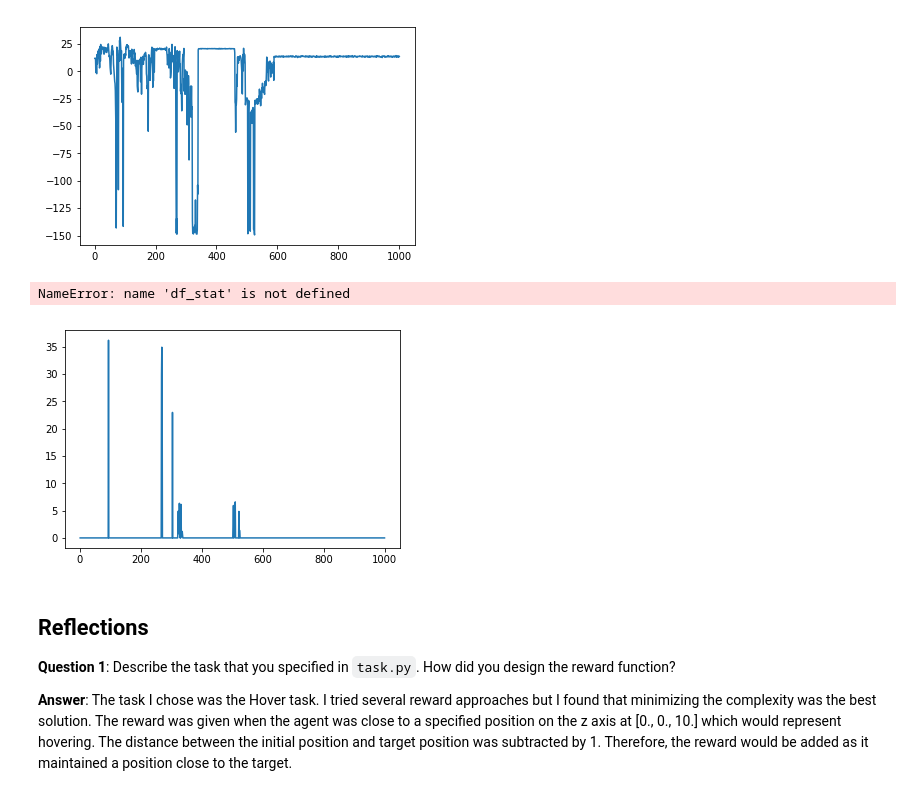
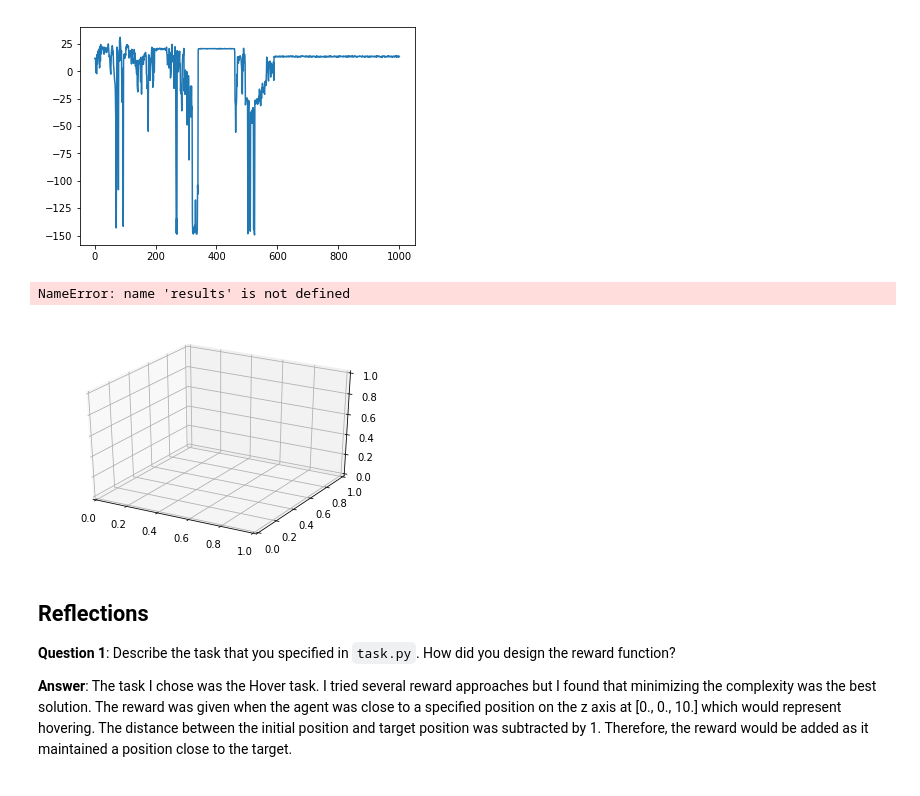
Before and after one commit to AndrewRiceMGW/RL1, a Jupyter notebook: Quadcopter_Project.ipynb, the cells around one changed output. Saved outputs shown, nothing was run; the diff lists cells and outputs as text; code cells hidden in the pictures.

```diff
--- a/Quadcopter_Project.ipynb
+++ b/Quadcopter_Project.ipynb
@@ -290,15 +291,18 @@ plt.plot(results['episode'], results['total_reward'], label = 'total_reward')
 _=plt.ylim
 # %% [output]
 [figure]
-# %%
-import matplotlib.pyplot as plt
-%matplotlib inline
-plt.plot(results['episode'], results['z'], label = 'z')
-df_stat[['total_reward']].plot(title='Episode Rewards')
-_=plt.ylim()
-# %% [output]
-NameError: name 'df_stat' is not defined
-[figure, removed]
+# %%
+import matplotlib.pyplot as plt
+from mpl_toolkits.mplot3d.axes3d import Axes3D
+
+%matplotlib inline
+
+ax = plt.axes( projection= '3d')
+ax.plot3D(results['x'], results['y'], results['z'], label = 'rotor')
+ax.legend()
+# %% [output]
+NameError: name 'results' is not defined
+[figure, added]
 # %% [markdown]
 ## Reflections
 
```
Also changed, not shown: parts of 1 cell of this notebook.
